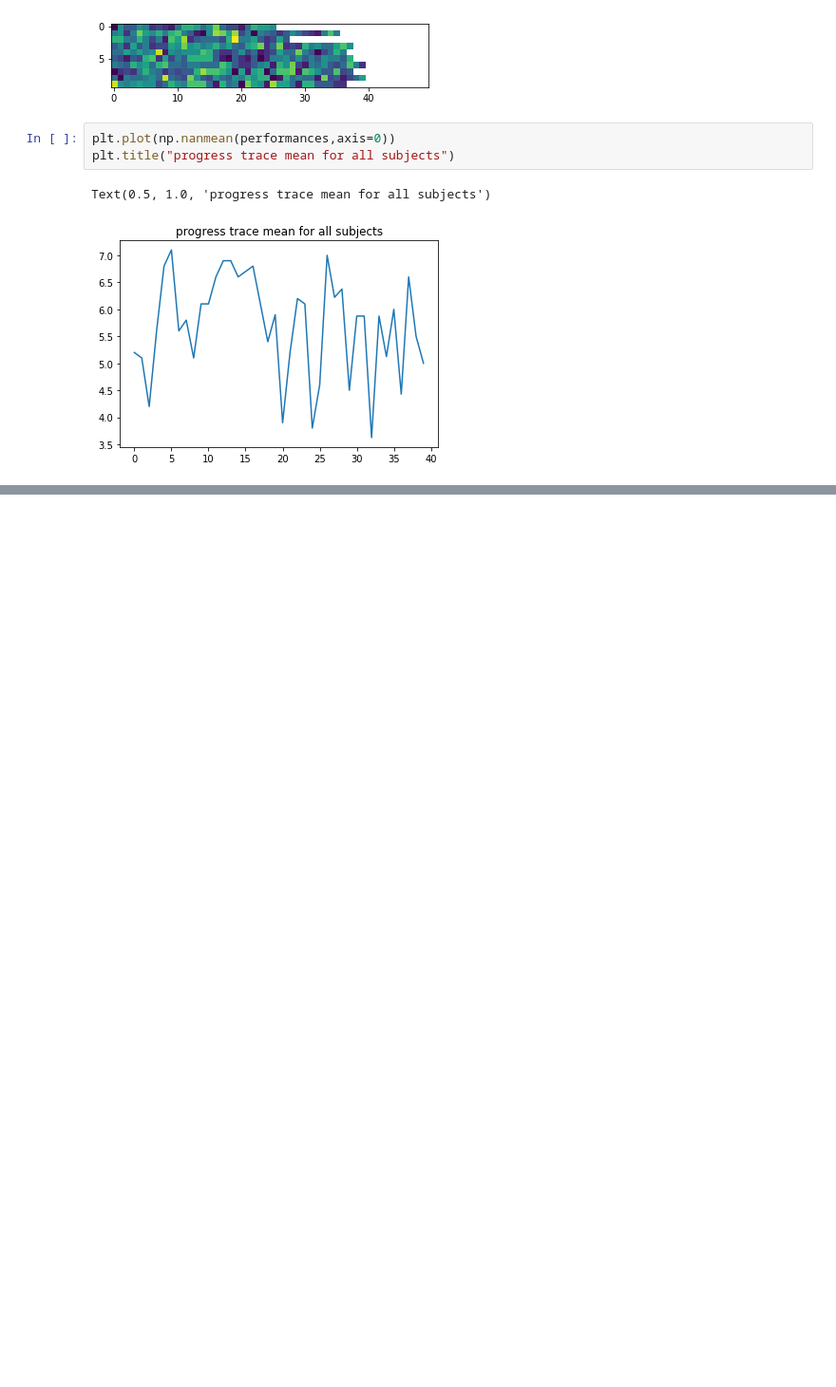
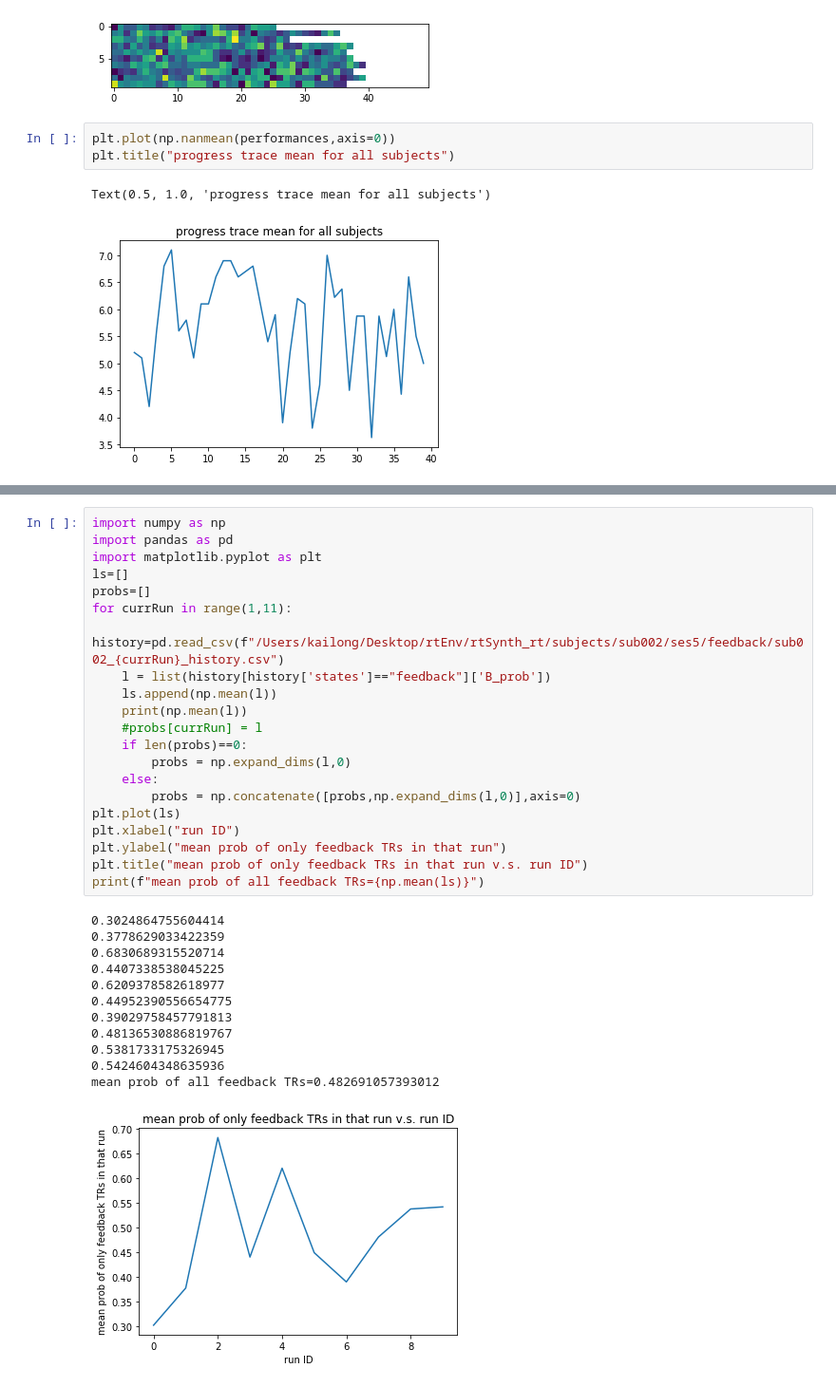
Before and after one commit to ericabusch/rtSynth_rt, a Jupyter notebook: view_adaptiveThreshold.ipynb, the cells around one changed output, grey strips where cells are left out. Shown at 95% size. Saved outputs shown, nothing was run; the diff lists cells and outputs as text; blank space fills up the shorter version.

```diff
--- a/view_adaptiveThreshold.ipynb
+++ b/view_adaptiveThreshold.ipynb
@@ -404,0 +427,34 @@ Text(0.5, 1.0, 'progress trace mean for all subjects')
+# %%
+import numpy as np
+import pandas as pd
+import matplotlib.pyplot as plt
+ls=[]
+probs=[]
+for currRun in range(1,11):
+    history=pd.read_csv(f"/Users/kailong/Desktop/rtEnv/rtSynth_rt/subjects/sub002/ses5/feedback/sub002_{currRun}_history.csv")
+    l = list(history[history['states']=="feedback"]['B_prob'])
+    ls.append(np.mean(l))
+    print(np.mean(l))
+    #probs[currRun] = l
+    if len(probs)==0:
+        probs = np.expand_dims(l,0)
+    else:
+        probs = np.concatenate([probs,np.expand_dims(l,0)],axis=0)
+plt.plot(ls)
+plt.xlabel("run ID")
+plt.ylabel("mean prob of only feedback TRs in that run")
+plt.title("mean prob of only feedback TRs in that run v.s. run ID")
+print(f"mean prob of all feedback TRs={np.mean(ls)}")
+# %% [output]
+0.3024864755604414
+0.3778629033422359
+0.6830689315520714
+0.4407338538045225
+0.6209378582618977
+0.44952390556654775
+0.39029758457791813
+0.48136530886819767
+0.5381733175326945
+0.5424604348635936
+mean prob of all feedback TRs=0.482691057393012
+[figure, added]
```
Also changed, not shown: parts of 11 cells of this notebook, 1 other file.
